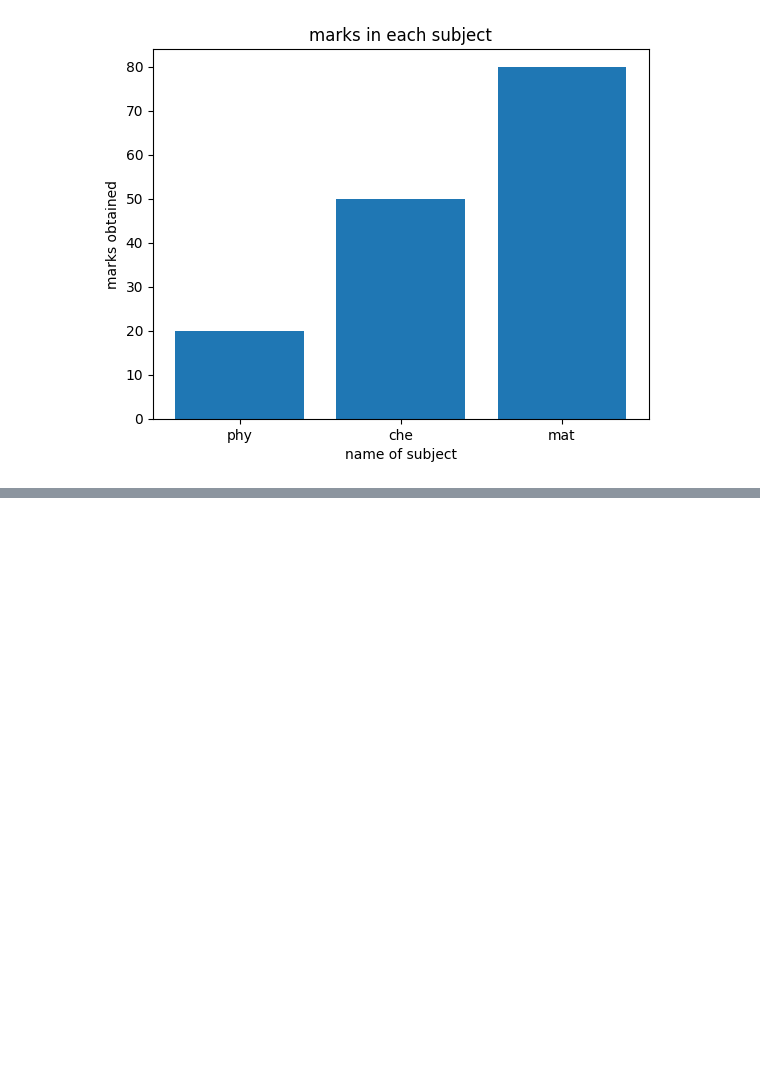
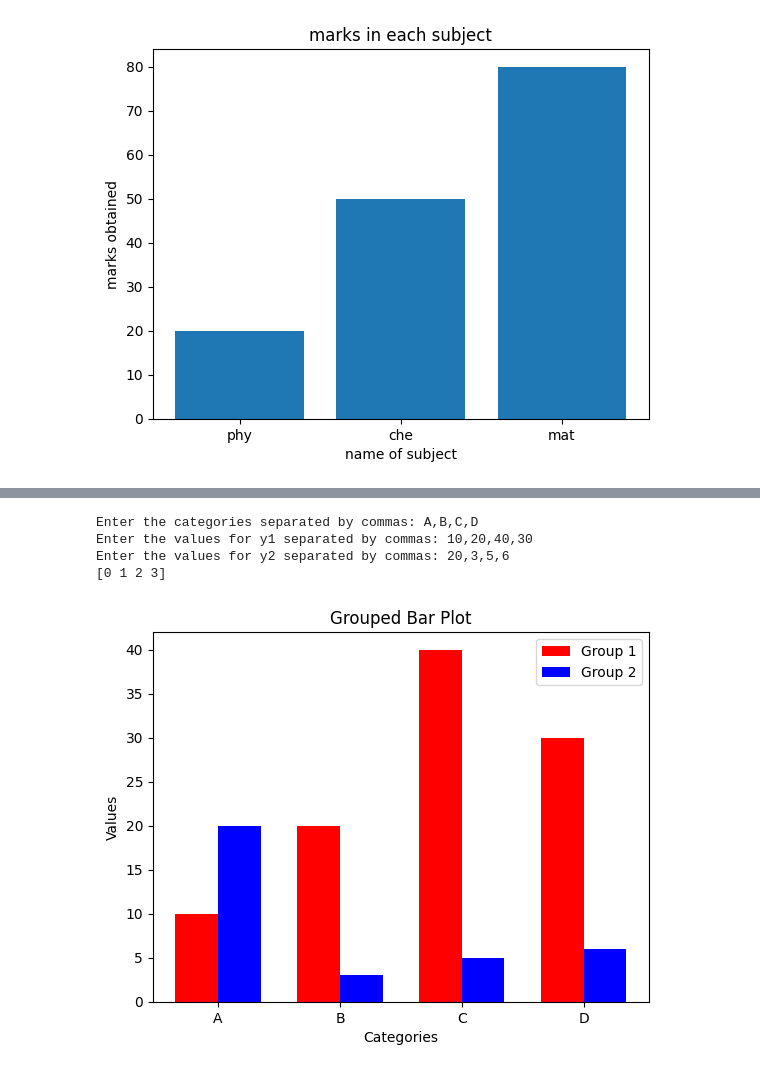
Before and after one commit to SriJanakiram/DW_DVA, a Jupyter notebook: chapter_appendix-tools-for-deep-learning/jupyter.ipynb, the cells around one changed output, grey strips where cells are left out. Cells and saved outputs as stored; diff of their text form; code cells hidden in the pictures; blank space fills up the shorter version.

```diff
--- a/chapter_appendix-tools-for-deep-learning/jupyter.ipynb
+++ b/chapter_appendix-tools-for-deep-learning/jupyter.ipynb
@@ -172,0 +216,24 @@ Enter the title for the plot: marks in each subject
+# %%
+import matplotlib.pyplot as plt
+import numpy as np
+x = input("Enter the categories separated by commas: ").split(',')
+y1 = list(map(int, input("Enter the values for y1 separated by commas: ").split(',')))
+y2 = list(map(int, input("Enter the values for y2 separated by commas: ").split(',')))
+x = np.array(x)
+x_indices = np.arange(len(x))
+print(x_indices)
+bar_width = 0.35
+plt.bar(x_indices - bar_width / 2, y1, width=bar_width, color='r', label='Group 1')
+plt.bar(x_indices + bar_width / 2, y2, width=bar_width, color='b', label='Group 2')
+plt.xlabel("Categories")
+plt.ylabel("Values")
+plt.title("Grouped Bar Plot")
+plt.xticks(x_indices, x)
+plt.legend()
+plt.show()
+# %% [output]
+Enter the categories separated by commas: A,B,C,D
+Enter the values for y1 separated by commas: 10,20,40,30
+Enter the values for y2 separated by commas: 20,3,5,6
+[0 1 2 3]
+[figure, added]
```
Also changed, not shown: parts of 24 cells of this notebook.
